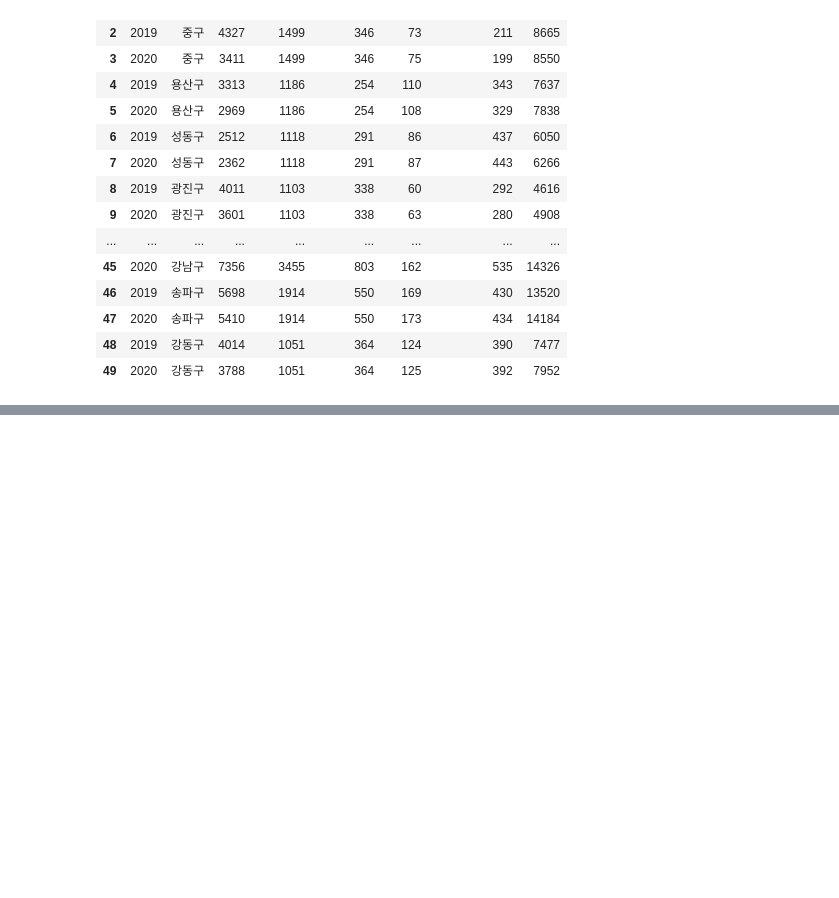
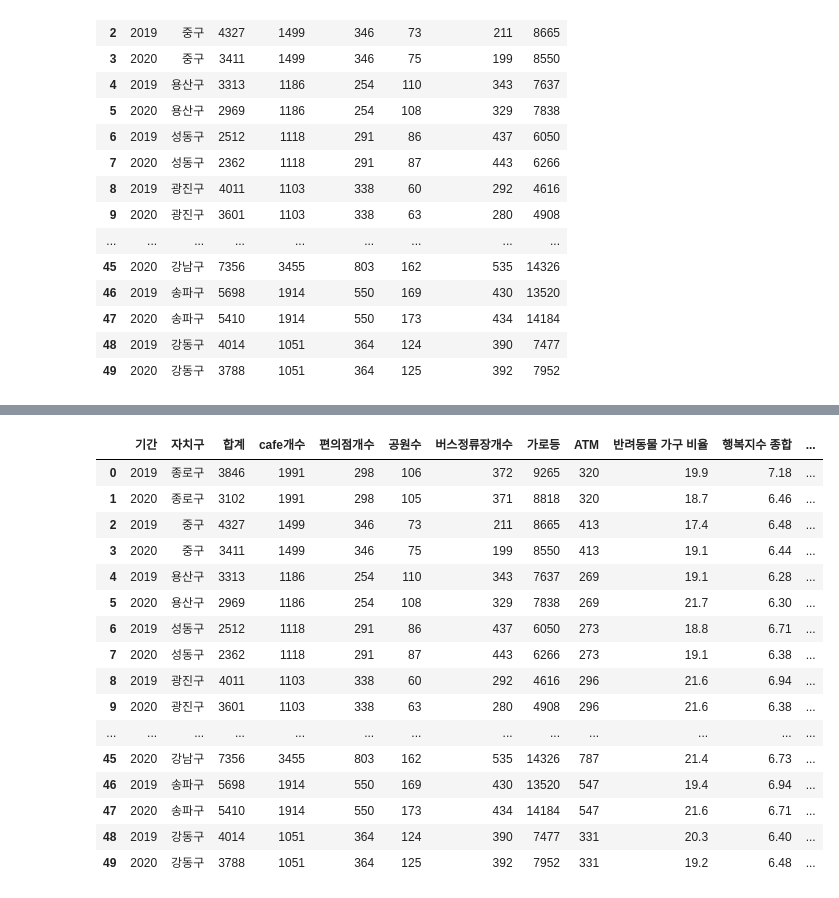
Before and after one commit to LiJell/Crime_Project, a Jupyter notebook: preprocessed_merge.ipynb, the cells around one changed output, grey strips where cells are left out. Saved outputs shown, nothing was run; the diff lists cells and outputs as text; code cells hidden in the pictures; blank space fills up the shorter version.

Commit message:
data merge of all data, Final

```diff
--- a/preprocessed_merge.ipynb
+++ b/preprocessed_merge.ipynb
@@ -255,0 +380,34 @@ df5
+# %%
+data16 = data16.rename(columns= {'행정구역별':'자치구'})
+data17 = data17.rename(columns= {'행정구역별':'자치구'})
+data16 = data16.rename(columns= {'계':'인구수'})
+data17 = data17.rename(columns= {'계':'인구수'})
+# %%
+data16['인구수'] = data16['인구수'].str.replace(',','')
+data17['인구수'] = data17['인구수'].str.replace(',','')
+# %%
+data16.loc[:, ['기간', '인구수']] = data16.loc[:, ['기간', '인구수']].astype('int64')
+data17.loc[:, ['기간', '인구수']] = data17.loc[:, ['기간', '인구수']].astype('int64')
+# %%
+concat7 = pd.concat([data16, data17])
+# %%
+df9 = pd.merge(df8, concat7, how='inner')
+df9
+# %% [output]
+|  | 기간 | 자치구 | 합계 | cafe개수 | 편의점개수 | 공원수 | 버스정류장개수 | 가로등 | ATM | 반려동물 가구 비율 | 행복지수 종합 | ... |
+| 0 | 2019 | 종로구 | 3846 | 1991 | 298 | 106 | 372 | 9265 | 320 | 19.9 | 7.18 | ... |
+| 1 | 2020 | 종로구 | 3102 | 1991 | 298 | 105 | 371 | 8818 | 320 | 18.7 | 6.46 | ... |
+| 2 | 2019 | 중구 | 4327 | 1499 | 346 | 73 | 211 | 8665 | 413 | 17.4 | 6.48 | ... |
+| 3 | 2020 | 중구 | 3411 | 1499 | 346 | 75 | 199 | 8550 | 413 | 19.1 | 6.44 | ... |
+| 4 | 2019 | 용산구 | 3313 | 1186 | 254 | 110 | 343 | 7637 | 269 | 19.1 | 6.28 | ... |
+| 5 | 2020 | 용산구 | 2969 | 1186 | 254 | 108 | 329 | 7838 | 269 | 21.7 | 6.30 | ... |
+| 6 | 2019 | 성동구 | 2512 | 1118 | 291 | 86 | 437 | 6050 | 273 | 18.8 | 6.71 | ... |
+| 7 | 2020 | 성동구 | 2362 | 1118 | 291 | 87 | 443 | 6266 | 273 | 19.1 | 6.38 | ... |
+| 8 | 2019 | 광진구 | 4011 | 1103 | 338 | 60 | 292 | 4616 | 296 | 21.6 | 6.94 | ... |
+| 9 | 2020 | 광진구 | 3601 | 1103 | 338 | 63 | 280 | 4908 | 296 | 21.6 | 6.38 | ... |
+| ... | ... | ... | ... | ... | ... | ... | ... | ... | ... | ... | ... | ... |
+| 45 | 2020 | 강남구 | 7356 | 3455 | 803 | 162 | 535 | 14326 | 787 | 21.4 | 6.73 | ... |
+| 46 | 2019 | 송파구 | 5698 | 1914 | 550 | 169 | 430 | 13520 | 547 | 19.4 | 6.94 | ... |
+| 47 | 2020 | 송파구 | 5410 | 1914 | 550 | 173 | 434 | 14184 | 547 | 21.6 | 6.71 | ... |
+| 48 | 2019 | 강동구 | 4014 | 1051 | 364 | 124 | 390 | 7477 | 331 | 20.3 | 6.40 | ... |
+| 49 | 2020 | 강동구 | 3788 | 1051 | 364 | 125 | 392 | 7952 | 331 | 19.2 | 6.48 | ... |
```
Also changed, not shown: parts of 40 cells of this notebook.
